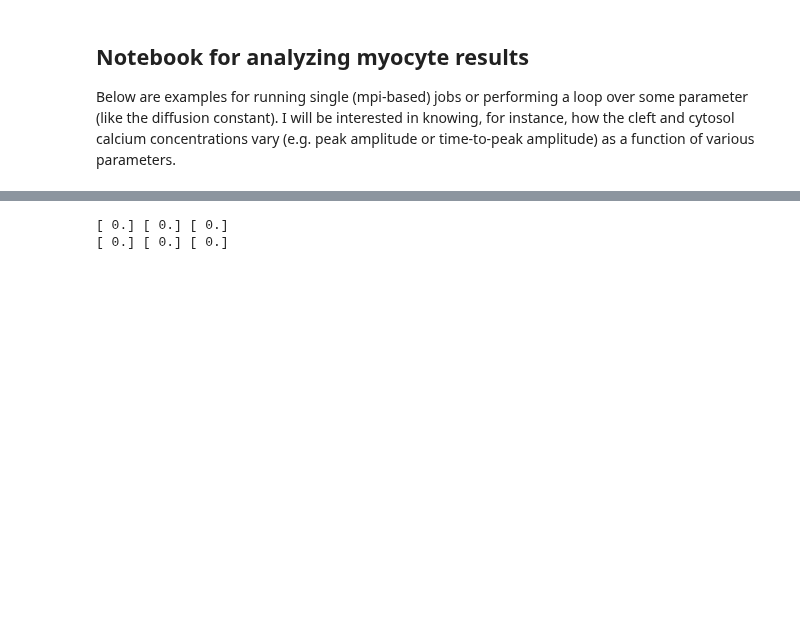
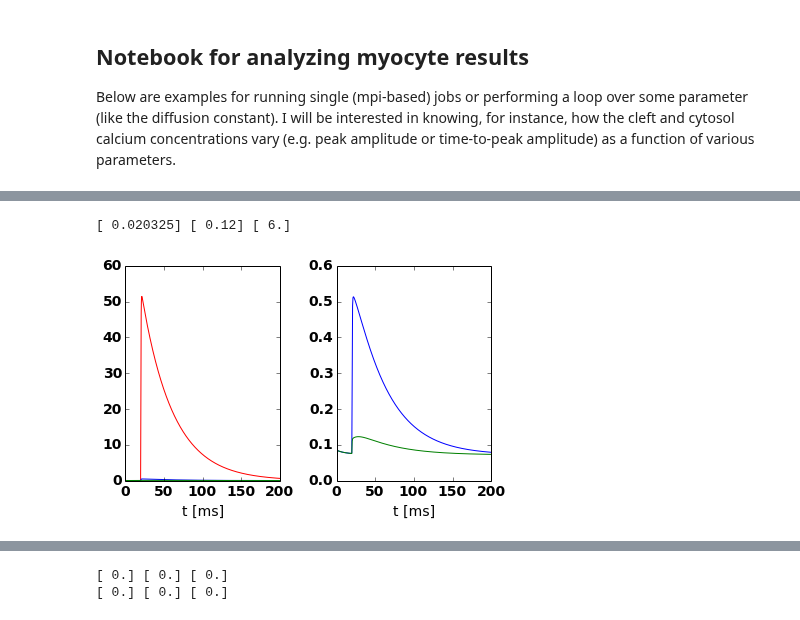
Before and after one commit to huskeypm/wholecell, a Jupyter notebook: simple.ipynb, the cells around one changed output, grey strips where cells are left out. Drawn from its saved outputs; the diff is of its cells as text; code cells hidden in the pictures; blank space fills up the shorter version.

```diff
--- a/simple.ipynb
+++ b/simple.ipynb
@@ -17,0 +22,27 @@ logging.getLogger("FFC").setLevel(logging.ERROR)
+# %%
+job1 = empty() # create container
+#job1.hdfName = "2D_SSL.h5"
+#job1.hdfName = "2D_SSL_torres.h5"
+job1.hdfName = "validation2D_SSL.h5"
+#job1.hdfName = "out.h5"
+job1.ts,job1.concsCaCleft,job1.concsCaSSL,job1.concsCa = analyzePDE.ReadHdf(\
+  job1.hdfName,ssl=True)#,verbose=True)
+#print job1.ts
+# %% [output]
+[ 0.020325] [ 0.12] [ 6.]
+# %%
+plt.subplot(1,2,1)
+plt.plot(job1.ts,job1.concsCaCleft,'r-',label="CaCleft")
+plt.plot(job1.ts,job1.concsCaSSL,'b-',label="CaSSL")
+plt.plot(job1.ts,job1.concsCa,'g-',label="Ca")
+plt.xlabel("t [ms]")
+#plt.xlim([0,100])
+
+plt.subplot(1,2,2)
+#plt.plot(job1.ts,job1.concsCaCleft,'r-',label="CaCleft")
+plt.plot(job1.ts,job1.concsCaSSL,'b-',label="CaSSL")
+plt.plot(job1.ts,job1.concsCa,'g-',label="Ca")
+plt.xlabel("t [ms]")
+plt.tight_layout()
+# %% [output]
+[figure, added]
```
Also changed, not shown: parts of 8 cells of this notebook, 14 other files.
